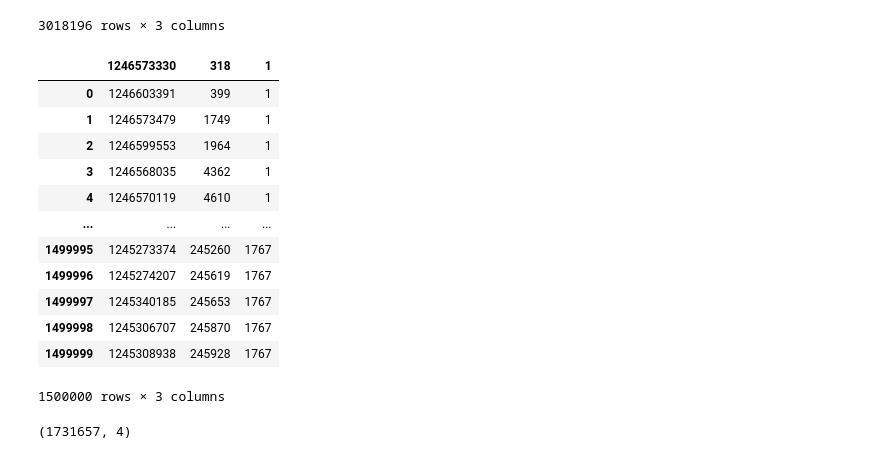
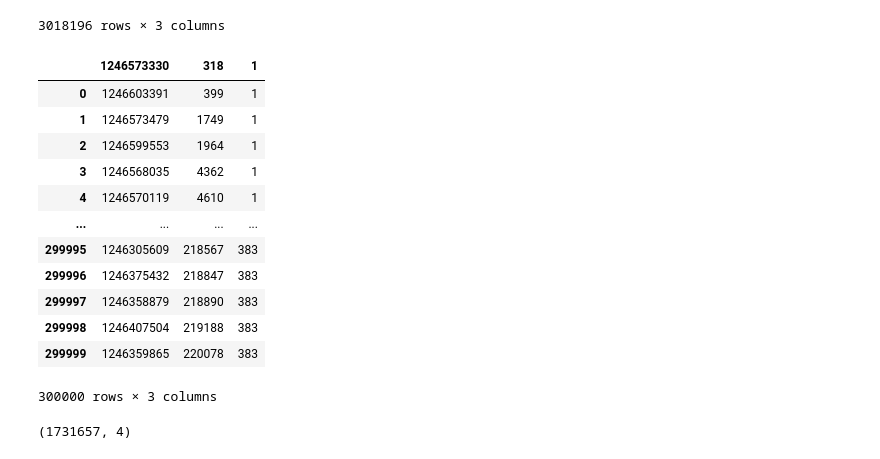
Before and after one commit to Skoyntoyflis/IMINFECTOR, a Jupyter notebook: Data/Digg/healthcare.ipynb, the cells around one changed output. Cells and saved outputs as stored; diff of their text form; code cells hidden in the pictures.

```diff
--- a/Data/Digg/healthcare.ipynb
+++ b/Data/Digg/healthcare.ipynb
@@ -80,25 +80,25 @@ df2
 | 3018195 | 1243922107 | 335802 | 3553 |
 3018196 rows × 3 columns
 # %%
-indexes_to_keep = set(range(df2.shape[0])) - set(range(1500000,3018196))
+indexes_to_keep = set(range(df2.shape[0])) - set(range(300000,3018196))
 
 df_sliced = df2.take(list(indexes_to_keep))
 df_sliced.to_csv('digg_votes1_sliced.csv',index=False,sep=",",header=False, quoting=1)
 df_sliced
 # %% [output]
 |  | 1246573330 | 318 | 1 |
 | 0 | 1246603391 | 399 | 1 |
 | 1 | 1246573479 | 1749 | 1 |
 | 2 | 1246599553 | 1964 | 1 |
 | 3 | 1246568035 | 4362 | 1 |
 | 4 | 1246570119 | 4610 | 1 |
 | ... | ... | ... | ... |
-| 1499995 | 1245273374 | 245260 | 1767 |
-| 1499996 | 1245274207 | 245619 | 1767 |
-| 1499997 | 1245340185 | 245653 | 1767 |
-| 1499998 | 1245306707 | 245870 | 1767 |
-| 1499999 | 1245308938 | 245928 | 1767 |
+| 299995 | 1246305609 | 218567 | 383 |
+| 299996 | 1246375432 | 218847 | 383 |
+| 299997 | 1246358879 | 218890 | 383 |
+| 299998 | 1246407504 | 219188 | 383 |
+| 299999 | 1246359865 | 220078 | 383 |
-1500000 rows × 3 columns
+300000 rows × 3 columns
 # %%
 df1.shape #show dataframe dimensions
 # df2.shape #show dataframe dimensions
```
Also changed, not shown: parts of 1 cell of this notebook, 2 other files.
